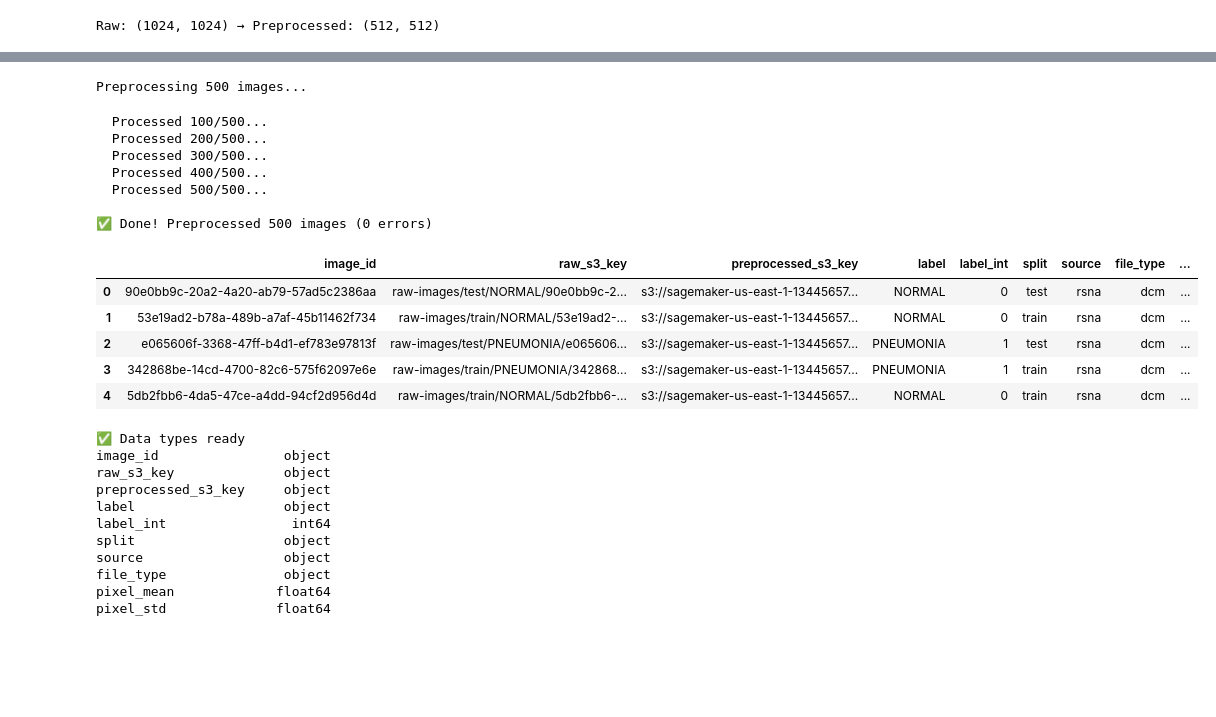
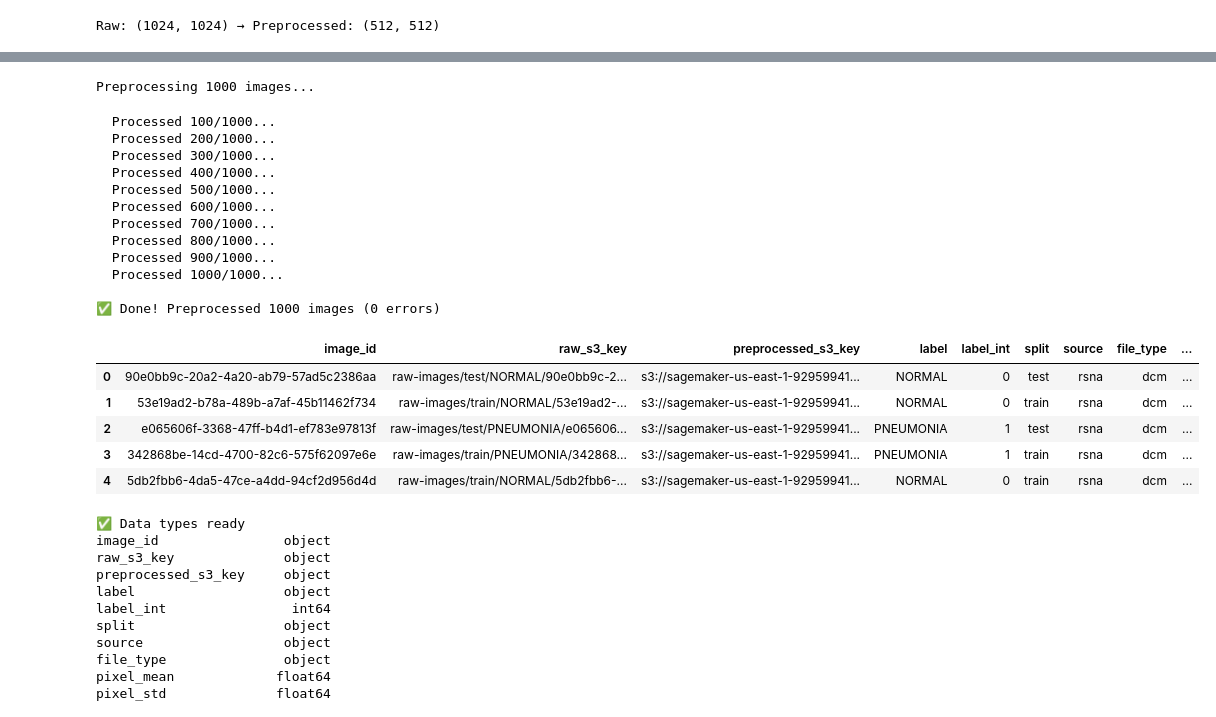
Before and after one commit to AAI-540-02-Group-4/FinalProject, a Jupyter notebook: data_preperations.ipynb, the cells around one changed output, grey strips where cells are left out. Saved outputs shown, nothing was run; the diff lists cells and outputs as text; code cells hidden in the pictures; blank space fills up the shorter version.

```diff
--- a/data_preperations.ipynb
+++ b/data_preperations.ipynb
@@ -824,7 +822,7 @@ Total images to process: 33757
 # 500 is only for testing purpose
 # Change to len(df_meta) for full dataset while ready for training
 
-SAMPLE_SIZE = 500
+SAMPLE_SIZE = 1000
 
 sample = df_meta.sample(SAMPLE_SIZE, random_state=42)
 manifest_rows = []
@@ -856,45 +854,51 @@ for i, (_, row) in enumerate(sample.iterrows()):
         # Build manifest row
         manifest_rows.append({
             "image_id": str(row["image_id"]),
             "raw_s3_key": str(row["s3_key"]),
             "preprocessed_s3_key": f"s3://{default_bucket}/{preprocessed_key}",
             "label": str(row["label"]),
             "label_int": int(1 if row["label"] == "PNEUMONIA" else 0),
             "split": str(row["split"]),
             "source": str(row["source"]),
             "file_type": str(row["file_type"]),
             "pixel_mean": round(pixel_mean, 4),
             "pixel_std": round(pixel_std, 4),
             "img_height": 512,
             "img_width": 512,
             "event_time": datetime.utcnow().strftime("%Y-%m-%dT%H:%M:%SZ")
         })
 
     except Exception as e:
+        print(e)
         errors += 1
         continue
 
     if (i + 1) % 100 == 0:
         print(f"  Processed {i + 1}/{SAMPLE_SIZE}...")
 
 df_manifest = pd.DataFrame(manifest_rows)
 print(f"\n✅ Done! Preprocessed {len(df_manifest)} images ({errors} errors)")
 df_manifest.head()
 # %% [output]
-Preprocessing 500 images...
+Preprocessing 1000 images...
-  Processed 100/500...
-  Processed 200/500...
-  Processed 300/500...
-  Processed 400/500...
-  Processed 500/500...
+  Processed 100/1000...
+  Processed 200/1000...
+  Processed 300/1000...
+  Processed 400/1000...
+  Processed 500/1000...
+  Processed 600/1000...
+  Processed 700/1000...
+  Processed 800/1000...
+  Processed 900/1000...
+  Processed 1000/1000...
 
-✅ Done! Preprocessed 500 images (0 errors)
+✅ Done! Preprocessed 1000 images (0 errors)
 |  | image_id | raw_s3_key | preprocessed_s3_key | label | label_int | split | source | file_type | ... |
-| 0 | 90e0bb9c-20a2-4a20-ab79-57ad5c2386aa | raw-images/test/NORMAL/90e0bb9c-2... | s3://sagemaker-us-east-1-13445657... | NORMAL | 0 | test | rsna | dcm | ... |
-| 1 | 53e19ad2-b78a-489b-a7af-45b11462f734 | raw-images/train/NORMAL/53e19ad2-... | s3://sagemaker-us-east-1-13445657... | NORMAL | 0 | train | rsna | dcm | ... |
-| 2 | e065606f-3368-47ff-b4d1-ef783e97813f | raw-images/test/PNEUMONIA/e065606... | s3://sagemaker-us-east-1-13445657... | PNEUMONIA | 1 | test | rsna | dcm | ... |
-| 3 | 342868be-14cd-4700-82c6-575f62097e6e | raw-images/train/PNEUMONIA/342868... | s3://sagemaker-us-east-1-13445657... | PNEUMONIA | 1 | train | rsna | dcm | ... |
-| 4 | 5db2fbb6-4da5-47ce-a4dd-94cf2d956d4d | raw-images/train/NORMAL/5db2fbb6-... | s3://sagemaker-us-east-1-13445657... | NORMAL | 0 | train | rsna | dcm | ... |
+| 0 | 90e0bb9c-20a2-4a20-ab79-57ad5c2386aa | raw-images/test/NORMAL/90e0bb9c-2... | s3://sagemaker-us-east-1-92959941... | NORMAL | 0 | test | rsna | dcm | ... |
+| 1 | 53e19ad2-b78a-489b-a7af-45b11462f734 | raw-images/train/NORMAL/53e19ad2-... | s3://sagemaker-us-east-1-92959941... | NORMAL | 0 | train | rsna | dcm | ... |
+| 2 | e065606f-3368-47ff-b4d1-ef783e97813f | raw-images/test/PNEUMONIA/e065606... | s3://sagemaker-us-east-1-92959941... | PNEUMONIA | 1 | test | rsna | dcm | ... |
+| 3 | 342868be-14cd-4700-82c6-575f62097e6e | raw-images/train/PNEUMONIA/342868... | s3://sagemaker-us-east-1-92959941... | PNEUMONIA | 1 | train | rsna | dcm | ... |
+| 4 | 5db2fbb6-4da5-47ce-a4dd-94cf2d956d4d | raw-images/train/NORMAL/5db2fbb6-... | s3://sagemaker-us-east-1-92959941... | NORMAL | 0 | train | rsna | dcm | ... |
 # %%
  #Fix data types for Feature Store
 
```
Also changed, not shown: parts of 26 cells of this notebook.
